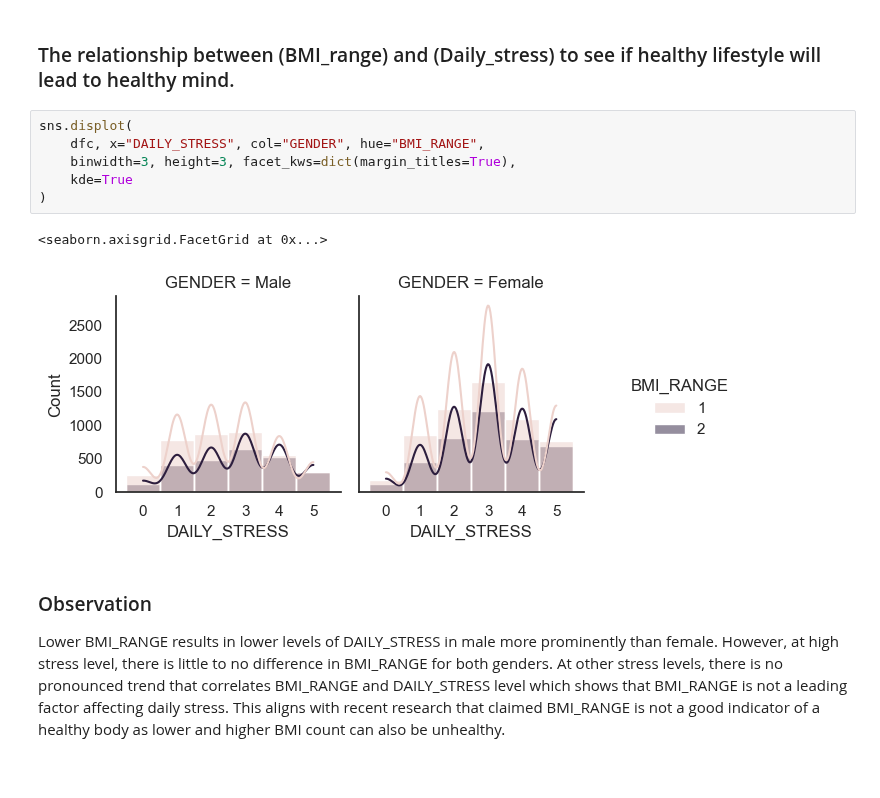
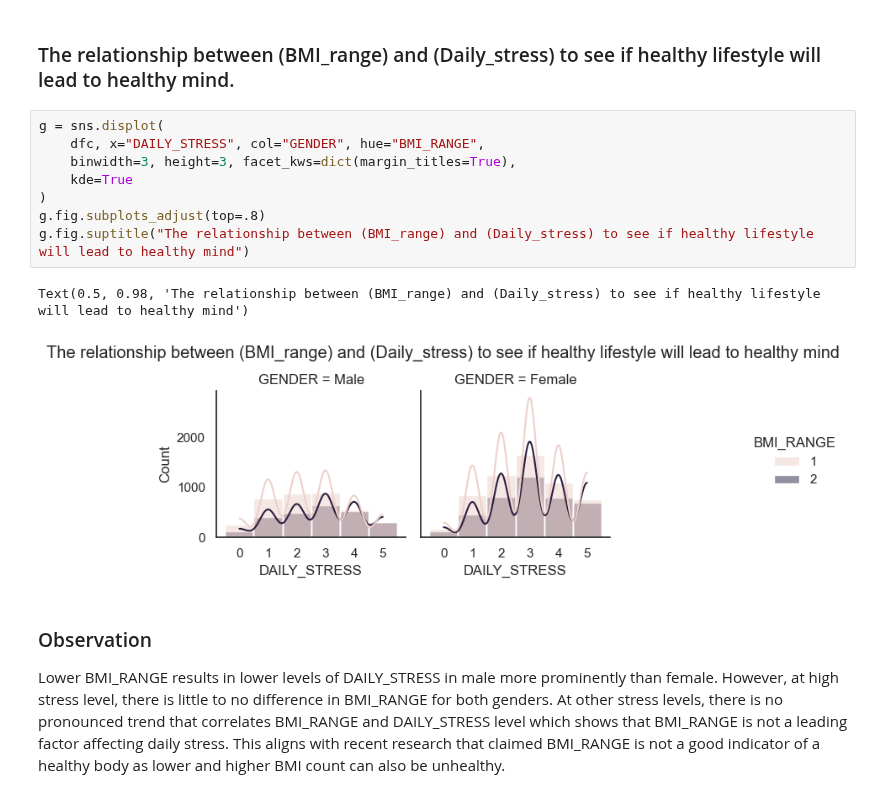
Before and after one commit to ubco-W2022T2-data301/project-group-group06, a Jupyter notebook: analysis/analysis3.ipynb, the cells around one changed output. Saved outputs shown, nothing was run; the diff lists cells and outputs as text.

```diff
--- a/analysis/analysis3.ipynb
+++ b/analysis/analysis3.ipynb
@@ -471,14 +483,16 @@ The boxplot graph shows that male retain lower daily stress (1 and 2) at bigger
 # %% [markdown]
 ### The relationship between (BMI_range) and (Daily_stress) to see if healthy lifestyle will lead to healthy mind.
 # %%
-sns.displot(
+g = sns.displot(
     dfc, x="DAILY_STRESS", col="GENDER", hue="BMI_RANGE",
     binwidth=3, height=3, facet_kws=dict(margin_titles=True),
     kde=True
 )
+g.fig.subplots_adjust(top=.8)
+g.fig.suptitle("The relationship between (BMI_range) and (Daily_stress) to see if healthy lifestyle will lead to healthy mind")
 # %% [output]
-<seaborn.axisgrid.FacetGrid at 0x...>
+Text(0.5, 0.98, 'The relationship between (BMI_range) and (Daily_stress) to see if healthy lifestyle will lead to healthy mind')
-[figure, old version]
+[figure, new version]
 # %% [markdown]
 ### Observation
 Lower BMI_RANGE results in lower levels of DAILY_STRESS in male more prominently than female. However, at high stress level, there is little to no difference in BMI_RANGE for both genders. At other stress levels, there is no pronounced trend that correlates BMI_RANGE and DAILY_STRESS level which shows that BMI_RANGE is not a leading factor affecting daily stress. This aligns with recent research that claimed BMI_RANGE is not a good indicator of a healthy body as lower and higher BMI count can also be unhealthy.
```
Also changed, not shown: parts of 7 cells of this notebook, 3 other files.
